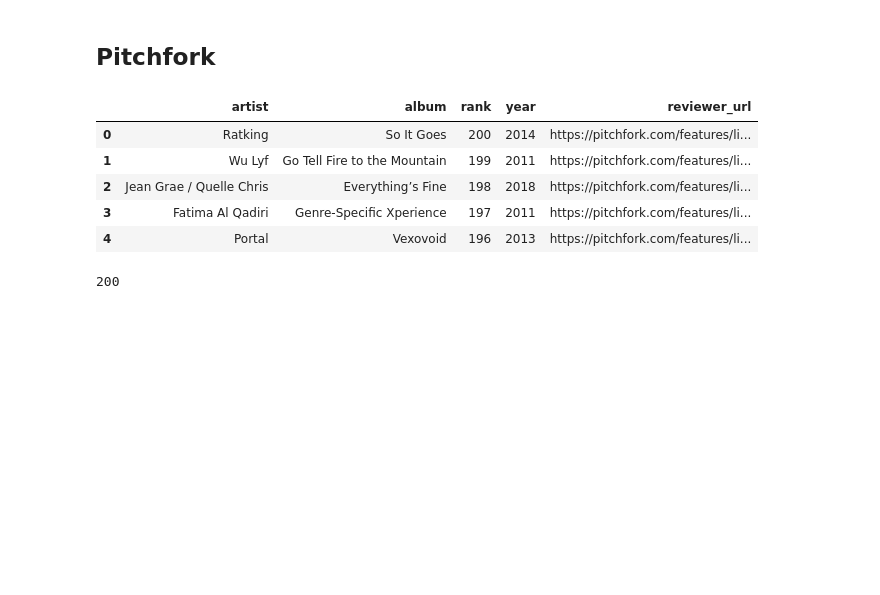
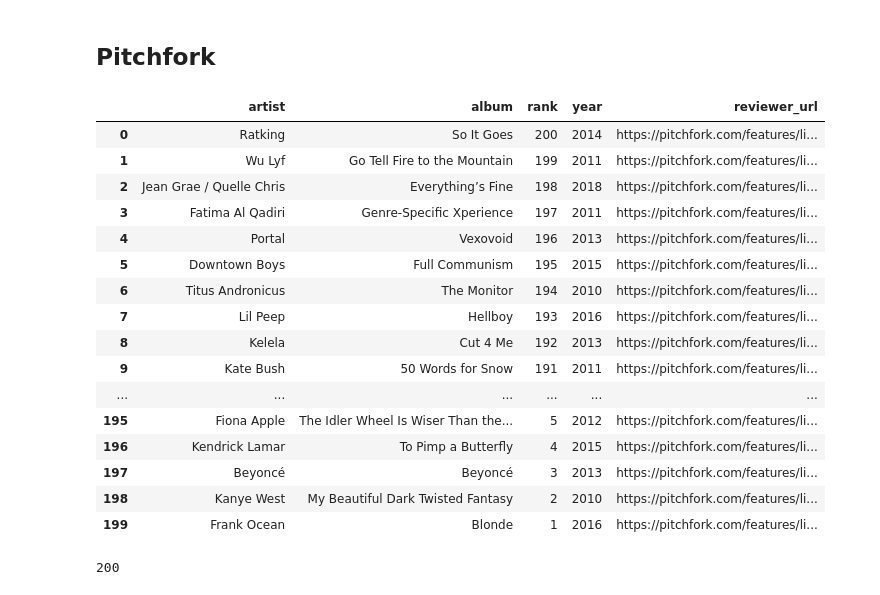
Before and after one commit to awray3/albums2010-2019, a Jupyter notebook: TopAlbums.ipynb, the cells around one changed output. Saved outputs shown, nothing was run; the diff lists cells and outputs as text; code cells hidden in the pictures; blank space fills up the shorter version.

```diff
--- a/TopAlbums.ipynb
+++ b/TopAlbums.ipynb
@@ -22,13 +22,15 @@ def get_soup(url):
     hdr = {"User-Agent": "Mozilla/5.0"}
     req = Request(url, headers=hdr)
     page = urlopen(req)
-    soup = BeautifulSoup(page, "html")
+    soup = BeautifulSoup(page.read().decode('utf-8'), "html")
     return soup
 
 
 def combine_to_df(
     artist_list, album_list, rank_list, url, year_list=None, label_list=None
 ):
+    """ Takes the lists and produces a dataframe out of them."""
+
     df = pd.DataFrame({"artist": artist_list, "album": album_list,})
 
     df['rank'] = rank_list
@@ -71,14 +73,25 @@ pitchfork_df = combine_to_df(
     url=url,
 )
 # %%
-pitchfork_df.head()
+pitchfork_df
 # %% [output]
 |  | artist | album | rank | year | reviewer_url |
 | 0 | Ratking | So It Goes | 200 | 2014 | https://pitchfork.com/features/li... |
 | 1 | Wu Lyf | Go Tell Fire to the Mountain | 199 | 2011 | https://pitchfork.com/features/li... |
 | 2 | Jean Grae / Quelle Chris | Everything’s Fine | 198 | 2018 | https://pitchfork.com/features/li... |
 | 3 | Fatima Al Qadiri | Genre-Specific Xperience | 197 | 2011 | https://pitchfork.com/features/li... |
 | 4 | Portal | Vexovoid | 196 | 2013 | https://pitchfork.com/features/li... |
+| 5 | Downtown Boys | Full Communism | 195 | 2015 | https://pitchfork.com/features/li... |
+| 6 | Titus Andronicus | The Monitor | 194 | 2010 | https://pitchfork.com/features/li... |
+| 7 | Lil Peep | Hellboy | 193 | 2016 | https://pitchfork.com/features/li... |
+| 8 | Kelela | Cut 4 Me | 192 | 2013 | https://pitchfork.com/features/li... |
+| 9 | Kate Bush | 50 Words for Snow | 191 | 2011 | https://pitchfork.com/features/li... |
+| ... | ... | ... | ... | ... | ... |
+| 195 | Fiona Apple | The Idler Wheel Is Wiser Than the... | 5 | 2012 | https://pitchfork.com/features/li... |
+| 196 | Kendrick Lamar | To Pimp a Butterfly | 4 | 2015 | https://pitchfork.com/features/li... |
+| 197 | Beyoncé | Beyoncé | 3 | 2013 | https://pitchfork.com/features/li... |
+| 198 | Kanye West | My Beautiful Dark Twisted Fantasy | 2 | 2010 | https://pitchfork.com/features/li... |
+| 199 | Frank Ocean | Blonde | 1 | 2016 | https://pitchfork.com/features/li... |
 # %%
 len(pitchfork_df)
 # %% [output]
```
Also changed, not shown: parts of 8 cells of this notebook, 1 other file.
